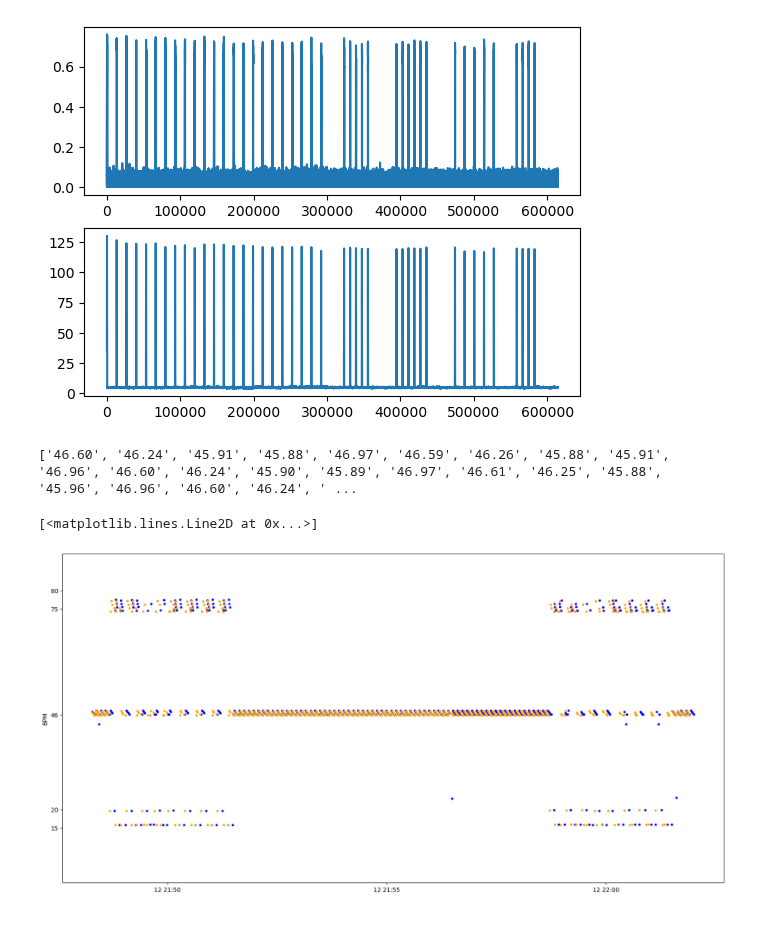
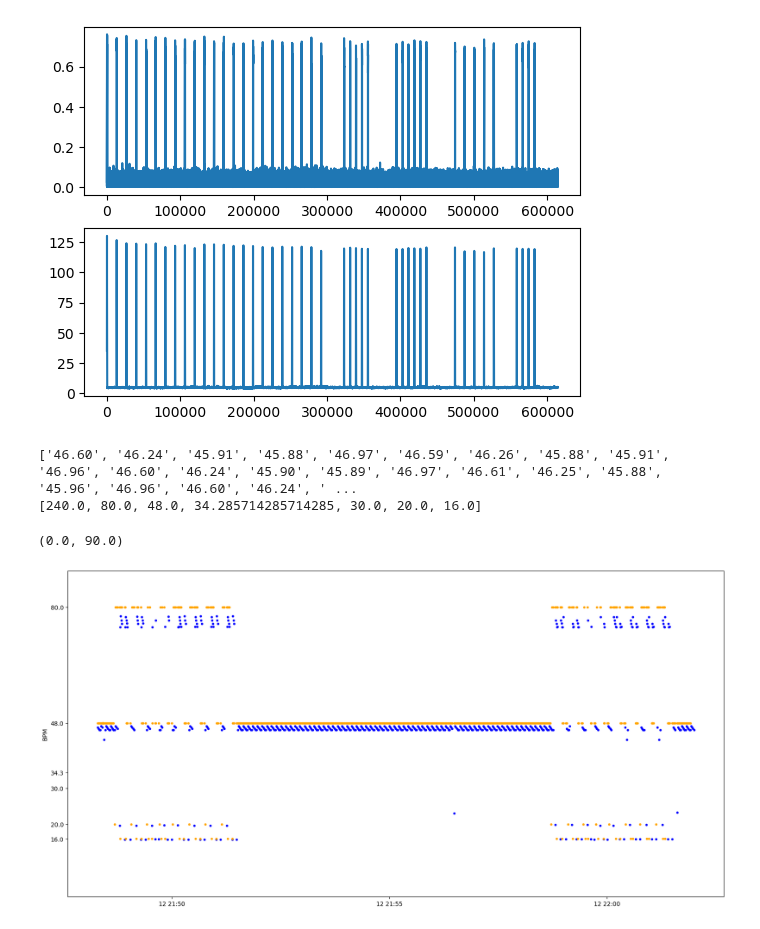
Before and after one commit to bigalnz/test_fft, a Jupyter notebook: notebooks/plot_log.ipynb, the cells around one changed output. Saved outputs shown, nothing was run; the diff lists cells and outputs as text; code cells hidden in the pictures.

```diff
--- a/notebooks/plot_log.ipynb
+++ b/notebooks/plot_log.ipynb
@@ -137,7 +137,7 @@ fast_telemetry = dict({
 })
 
 counter = 0
-for interval in telemetry_intervals[:]:
+for interval in telemetry_intervals[:10]:
     print(fast_telemetry[min(fast_telemetry, key=lambda x:abs(x-interval))], end=' ')
     if counter == 4:
         print("")
@@ -201,21 +186,32 @@ ax.plot(match_filtered[:fs*60])
 # %% [output]
 [<matplotlib.lines.Line2D at 0x...>]
 [figure]
-# %%
-print(["{:.2f}".format(bpm) for bpm in bpms2])
-# %% [output]
-['46.60', '46.24', '45.91', '45.88', '46.97', '46.59', '46.26', '45.88', '45.91', '46.96', '46.60', '46.24', '45.90', '45.89', '46.97', '46.61', '46.25', '45.88', '45.96', '46.96', '46.60', '46.24', ' ...
+# %%
+print(["{:.2f}".format(bpm) for bpm in bpms2])
+
+valid_intervals = [250, 750, 1250, 1750, 2000, 3000, 3750]
+valid_BPMs = [60 / (interval / 1000) for interval in valid_intervals]
+
+normalized_BPMs = [min(valid_BPMs, key=lambda x:abs(x-bpm)) for bpm in bpms2]
+
+print(valid_BPMs)
+
+extended_intervals = [interval + increase for increase in fast_telemetry.keys() for interval in valid_intervals[1:]]
+extended_BPMs = [60 / (interval / 1000) for interval in extended_intervals]
+# %% [output]
+['46.60', '46.24', '45.91', '45.88', '46.97', '46.59', '46.26', '45.88', '45.91', '46.96', '46.60', '46.24', '45.90', '45.89', '46.97', '46.61', '46.25', '45.88', '45.96', '46.96', '46.60', '46.24', ' ...
+[240.0, 80.0, 48.0, 34.285714285714285, 30.0, 20.0, 16.0]
 # %%
 fig, ax = plt.subplots(1,1, figsize=(20,10))
 
 ax.plot(dates, bpms, label='BPMs', marker=marker, lw=linewidth, color='blue')
 ax.set_ylabel("BPM")
 ax.set_ylim([0, 90])
-ax.set_yticks([15, 20, 46, 75, 80])
+ax.set_yticks(valid_BPMs)
 
-ax.plot(dates[:-4], bpms2, label='BPMs', marker=marker, lw=linewidth, color='orange')
+ax.plot(dates[:-4], normalized_BPMs, label='BPMs', marker=marker, lw=linewidth, color='orange')
 
-#ax.set_xlim([0,150])
+ax.set_ylim([0,90])
 # %% [output]
-[<matplotlib.lines.Line2D at 0x...>]
+(0.0, 90.0)
-[figure, old version]
+[figure, new version]
```
Also changed, not shown: parts of 1 cell of this notebook.
